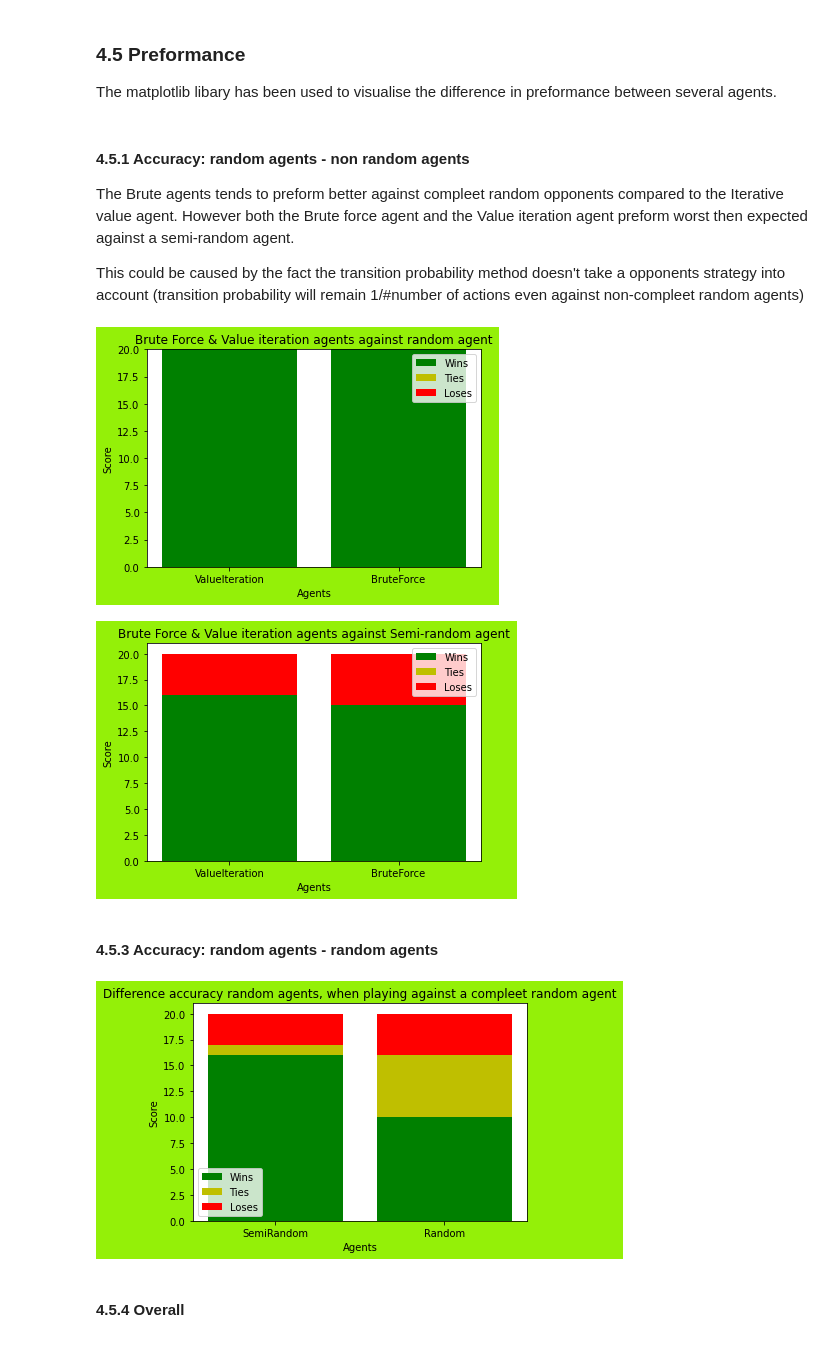
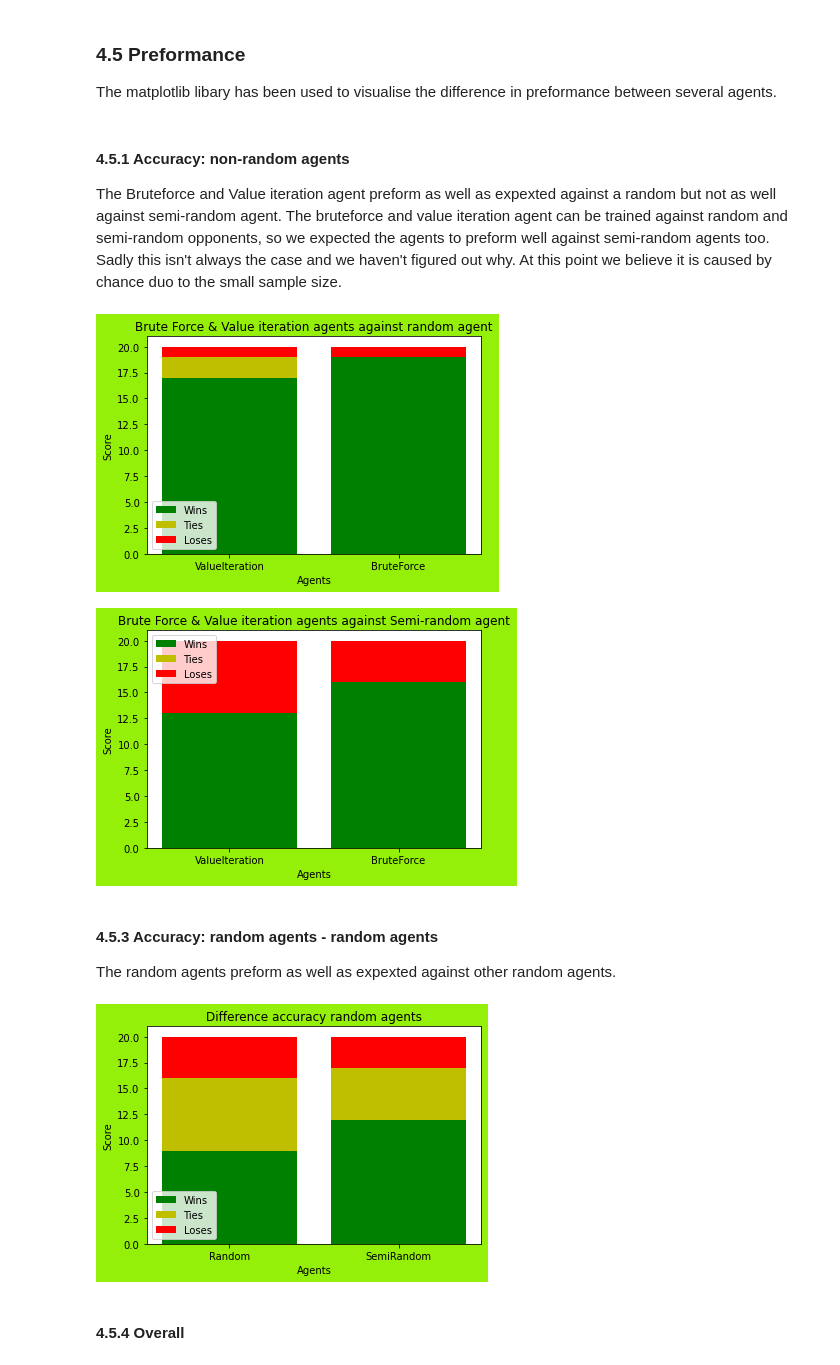
Before and after one commit to BlSchulpen/DecisionTheory, a Jupyter notebook: deth_four_ag.ipynb, the cells around one changed output. Cells and saved outputs as stored; diff of their text form; code cells hidden in the pictures.

```diff
--- a/deth_four_ag.ipynb
+++ b/deth_four_ag.ipynb
@@ -441,30 +446,32 @@ creator = FourInARowGraphCreator()
 # %% [markdown]
-#### 4.5.1 Accuracy: random agents - non random agents
+#### 4.5.1 Accuracy: non-random agents
 
-The Brute agents tends to preform better against compleet random opponents compared to the Iterative value agent.
-However both the Brute force agent and the Value iteration agent preform worst then expected against a semi-random agent.
-
-This could be caused by the fact the transition probability method doesn't take a opponents strategy into account (transition probability will remain 1/#number of actions even against non-compleet random agents)
+The Bruteforce and Value iteration agent preform as well as expexted against a random but not as well against semi-random agent. The bruteforce and value iteration agent can be trained against random and semi-random opponents, so we expected the agents to preform well against semi-random agents too. Sadly this isn't always the case and we haven't figured out why. At this point we believe it is caused by chance duo to the small sample size.
 # %%
 players_to_meassure = [FourInARowValueIterationAgent,FourInARowBruteForceAgent]
 opponent = FourInARowRandomAgent
-creator.plot_acc(players_to_meassure, "Brute Force & Value iteration agents against random agent",opponent)
+red_player = Players.RED
+yellow_player = Players.YELLOW
+
+creator.plot_acc(players_to_meassure, "Brute Force & Value iteration agents against random agent",opponent,red_player)
 # %% [output]
-[figure, old version]
+[figure, new version]
 # %%
 
 players_to_meassure = [FourInARowValueIterationAgent,FourInARowBruteForceAgent]
 opponent = FourInARowSemiRandomAgent
-creator.plot_acc(players_to_meassure, "Brute Force & Value iteration agents against Semi-random agent",opponent)
+creator.plot_acc(players_to_meassure, "Brute Force & Value iteration agents against Semi-random agent",opponent,red_player)
 # %% [output]
-[figure, old version]
+[figure, new version]
 # %% [markdown]
 #### 4.5.3 Accuracy: random agents - random agents
+The random agents preform as well as expexted against other random agents.
 # %%
-players_to_meassure = [FourInARowSemiRandomAgent,FourInARowRandomAgent]
+players_to_meassure = [FourInARowRandomAgent,FourInARowSemiRandomAgent]
 opponent = FourInARowRandomAgent
-creator.plot_acc(players_to_meassure, "Difference accuracy random agents, when playing against a compleet random agent",opponent)
+
+creator.plot_acc(players_to_meassure, "Difference accuracy random agents",opponent,red_player)
 # %% [output]
-[figure, old version]
+[figure, new version]
 # %% [markdown]
 #### 4.5.4 Overall
```
Also changed, not shown: parts of 17 cells of this notebook, 1 other file.
